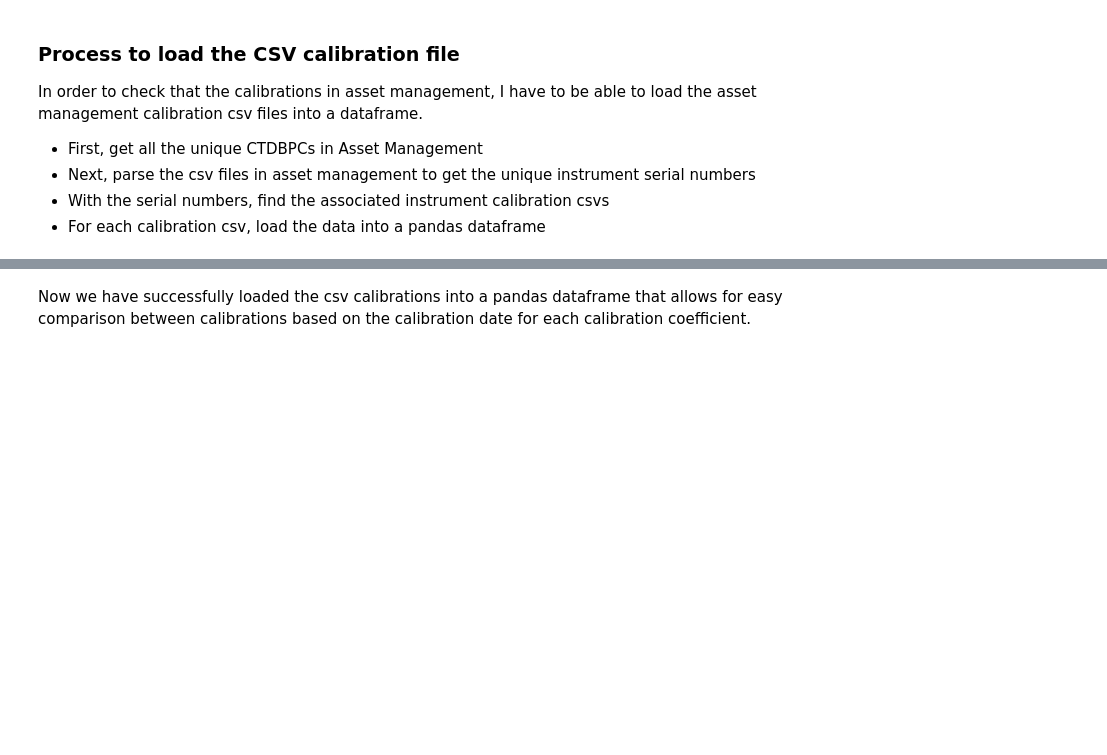
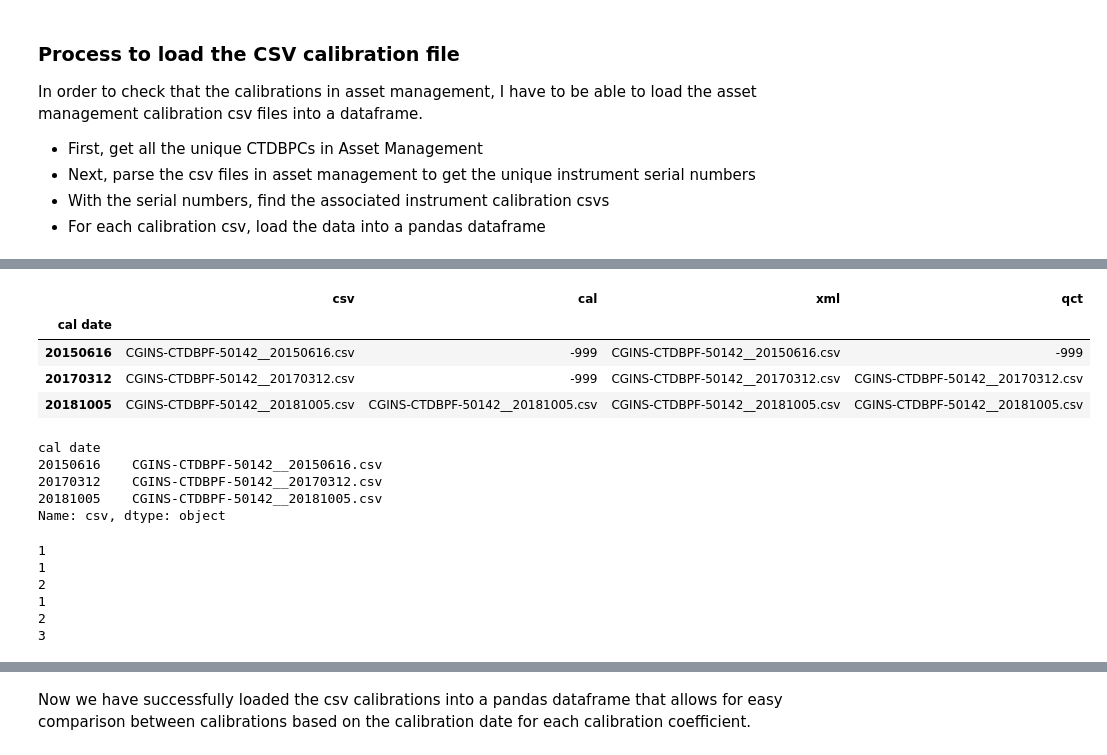
Before and after one commit to cooleyky/QAQC_Sandbox, a Jupyter notebook: Metadata_Review/Metadata_Review.ipynb, the cells around one changed output, grey strips where cells are left out. Cells and saved outputs as stored; diff of their text form; code cells hidden in the pictures; blank space fills up the shorter version.

```diff
--- a/Metadata_Review/Metadata_Review.ipynb
+++ b/Metadata_Review/Metadata_Review.ipynb
@@ -213,0 +335,33 @@ NameError: name 'CTDBPC' is not defined
+# %%
+# Now we want to compare dataframe
+cal_files = pd.DataFrame(sorted(os.listdir('temp/cal')),columns=['cal'])
+cal_files['cal date'] = cal_files['cal'].apply(lambda x: get_file_date(x))
+cal_files.set_index('cal date',inplace=True)
+# %%
+# Now we want to compare dataframe
+xml_files = pd.DataFrame(sorted(os.listdir('temp/xml')),columns=['xml'])
+xml_files['cal date'] = xml_files['xml'].apply(lambda x: get_file_date(x))
+xml_files.set_index('cal date',inplace=True)
+# %%
+# Now we want to compare dataframe
+qct_files = pd.DataFrame(sorted(os.listdir('temp/qct')),columns=['qct'])
+qct_files['cal date'] = qct_files['qct'].apply(lambda x: get_file_date(x))
+qct_files.set_index('cal date',inplace=True)
+# %%
+df_files = csv_files.join(cal_files,how='outer').join(xml_files,how='outer').join(qct_files,how='outer').fillna(value='-999')
+# %%
+df_files
+# %% [output]
+|  | csv | cal | xml | qct |
+| cal date |  |  |  |  |
+| 20150616 | CGINS-CTDBPF-50142__20150616.csv | -999 | CGINS-CTDBPF-50142__20150616.csv | -999 |
+| 20170312 | CGINS-CTDBPF-50142__20170312.csv | -999 | CGINS-CTDBPF-50142__20170312.csv | CGINS-CTDBPF-50142__20170312.csv |
+| 20181005 | CGINS-CTDBPF-50142__20181005.csv | CGINS-CTDBPF-50142__20181005.csv | CGINS-CTDBPF-50142__20181005.csv | CGINS-CTDBPF-50142__20181005.csv |
+# %%
+df_files['csv']
+# %% [output]
+cal date
+20150616    CGINS-CTDBPF-50142__20150616.csv
+20170312    CGINS-CTDBPF-50142__20170312.csv
+20181005    CGINS-CTDBPF-50142__20181005.csv
+Name: csv, dtype: object
@@ -213,0 +393,33 @@ NameError: name 'CTDBPC' is not defined
+# %%
+result = {}
+for cal_date in df_files.index:
+    # Part 1, load all of the csv files
+    coeffs_dict = {}
+    for source,fname in df_files.loc[cal_date].items():
+        if fname != '-999':
+            load_directory = '/'.join((os.getcwd(),'temp',source,fname))
+            df_coeffs = pd.read_csv(load_directory)
+            df_coeffs.set_index(keys='name',inplace=True)
+            df_coeffs.sort_index(inplace=True)
+            coeffs_dict.update({source:df_coeffs})
+        else:
+            pass
+
+    # Part 2, now check the calibration coefficients
+    mask = check_cal_coeffs(coeffs_dict)
+
+    # Part 3: get the calibration coefficients are wrong
+    # and show them
+    fname = df_files.loc[cal_date]['csv']
+    if fname == '-999':
+        incorrect = 'No csv file.'
+    else:
+        incorrect = coeffs_dict['csv'][mask == False]
+    result.update({fname:incorrect})
+# %% [output]
+1
+1
+2
+1
+2
+3
```
Also changed, not shown: parts of 77 cells of this notebook, 3 other files.
